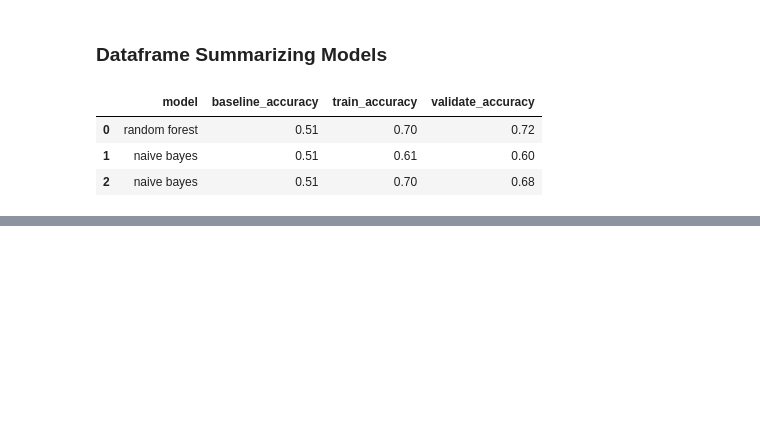
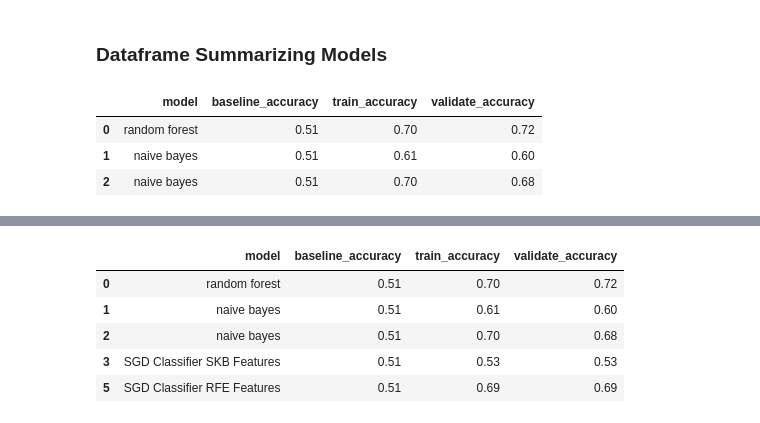
Before and after one commit to MG-Squared/americas_blues, a Jupyter notebook: test_notebook.ipynb, the cells around one changed output, grey strips where cells are left out. Drawn from its saved outputs; the diff is of its cells as text; code cells hidden in the pictures; blank space fills up the shorter version.

Commit message:
running models

```diff
--- a/test_notebook.ipynb
+++ b/test_notebook.ipynb
@@ -532,0 +732,24 @@ metric_df
+# %%
+# Build 2 models using Select K Best features for one and RFE Features for the other
+sgd_skb = SGDClassifier(alpha=0.01, shuffle=True, verbose=5, class_weight=None)
+sgd_rfe = SGDClassifier(alpha=0.0001, class_weight='balanced', shuffle=True, verbose=1)
+
+# fitting the SGD Classifiers with the X_train with the corresponding features
+sgd_skb.fit(X_train[f_feature], y_train)
+sgd_rfe.fit(X_train[rfe_list], y_train)
+
+# Model SKB predictions
+y_pred_sgd_skb = sgd_skb.predict(X_train[f_feature])
+y_pred_val_sgd_skb = sgd_skb.predict(X_validate[f_feature])
+
+# Model RFE predictions
+y_pred_sgd_rfe = sgd_rfe.predict(X_train[rfe_list])
+y_pred_val_sgd_rfe = sgd_rfe.predict(X_validate[rfe_list])
+
+# Measure accuracy of the select k best feature model
+accuracy_train_sgd_skb = sgd_skb.score(X_train[f_feature], y_train)
+accuracy_val_sgd_skb = sgd_skb.score(X_validate[f_feature], y_validate)
+
+# Measure accuracy of the RFE feature model
+accuracy_train_sgd_rfe = sgd_rfe.score(X_train[rfe_list], y_train)
+accuracy_val_sgd_rfe = sgd_rfe.score(X_validate[rfe_list], y_validate)
@@ -533,3 +774,26 @@ metric_df
+# %%
+# Add accuracy of the SKB model to the metric_df
+metric_df = metric_df.append({
+    'model': 'SGD Classifier SKB Features',
+    'baseline_accuracy': round(baseline_accuracy,2),
+    'train_accuracy': round(accuracy_train_sgd_skb, 2),
+    'validate_accuracy':round(accuracy_val_sgd_skb,2)}, ignore_index=True)
+# %%
+# Add accuracy of the RFE model to the metric_df
+metric_df = metric_df.append({
+    'model': 'SGD Classifier RFE Features',
+    'baseline_accuracy': round(baseline_accuracy,2),
+    'train_accuracy': round(accuracy_train_sgd_rfe, 2),
+    'validate_accuracy':round(accuracy_val_sgd_rfe,2)}, ignore_index=True)
+# %%
+metric_df
+# %% [output]
+|  | model | baseline_accuracy | train_accuracy | validate_accuracy |
+| 0 | random forest | 0.51 | 0.70 | 0.72 |
+| 1 | naive bayes | 0.51 | 0.61 | 0.60 |
+| 2 | naive bayes | 0.51 | 0.70 | 0.68 |
+| 3 | SGD Classifier SKB Features | 0.51 | 0.53 | 0.53 |
+| 5 | SGD Classifier RFE Features | 0.51 | 0.69 | 0.69 |
 # %% [markdown]
 <a style='text-decoration:none;line-height:16px;display:flex;color:#5B5B62;padding:10px;justify-content:end;' href='https://deepnote.com?utm_source=created-in-deepnote-cell&projectId=258e71fc-cf2b-48c3-8461-70ecd9787aa1' target="_blank">
 <img alt='Created in deepnote.com' style='display:inline;max-height:16px;margin:0px;margin-right:7.5px;' src='embedded-picture-1' > </img>
```
Also changed, not shown: parts of 17 cells of this notebook.
